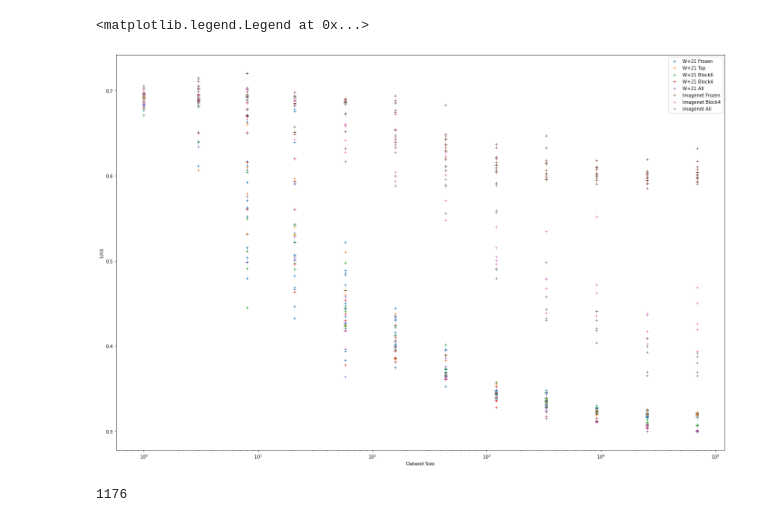
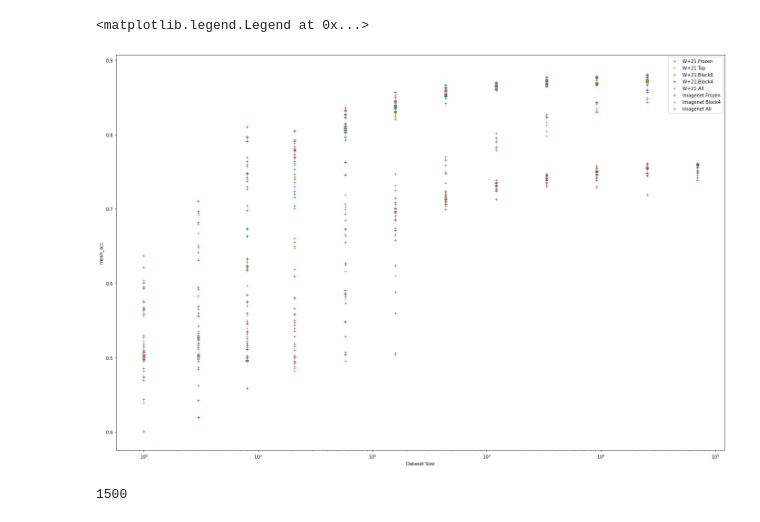
Before and after one commit to mwalmsley/morphology-tools, a Jupyter notebook: ring/notebooks/visualise_finetuning_results.ipynb, the cells around one changed output. Drawn from its saved outputs; the diff is of its cells as text; code cells hidden in the pictures.

```diff
--- a/ring/notebooks/visualise_finetuning_results.ipynb
+++ b/ring/notebooks/visualise_finetuning_results.ipynb
@@ -29 +26,5 @@ results_dir = '/Users/walml/repos/zoobot/results/training_data_experiment'
+# %%
+# results_dir = '/Users/walml/repos/zoobot/results/training_data_experiment'
+# results_dir = '/Users/walml/repos/zoobot/results'
+results_dir = '/home/walml/repos/zoobot/results'
 # %%
@@ -123,30 +416,30 @@ small_df.head()
 # %%
 # sns.set_context('talk')
 plt.figure(figsize=(24, 16))
-# plt.semilogx(precalculated_df['train_dataset_size'], precalculated_df['mean_loss'], linestyle='', marker='+', label='W+21 Precalculated')
-plt.semilogx(frozen_df['train_dataset_size'], frozen_df['mean_loss'], linestyle='', marker='+', label='W+21 Frozen')
-# plt.semilogx(scratch_df['train_dataset_size'], scratch_df['mean_loss'], linestyle='', marker='+', label='Scratch')
+# plt.semilogx(precalculated_df['train_dataset_size'], precalculated_df[y_col], linestyle='', marker='+', label='W+21 Precalculated')
+plt.semilogx(frozen_df['train_dataset_size'], frozen_df[y_col], linestyle='', marker='+', label='W+21 Frozen')
+# plt.semilogx(scratch_df['train_dataset_size'], scratch_df[y_col], linestyle='', marker='+', label='Scratch')
 
-# plt.semilogx(small_df['train_dataset_size'], small_df['mean_loss'], linestyle='', marker='+', label='Small')
+# plt.semilogx(small_df['train_dataset_size'], small_df[y_col], linestyle='', marker='+', label='Small')
 
-plt.semilogx(top_df['train_dataset_size'], top_df['mean_loss'], linestyle='', marker='+', label='W+21 Top')
-# plt.semilogx(block7_df['train_dataset_size'], block7_df['mean_loss'], linestyle='', marker='+', label='W+21 Block7')
-plt.semilogx(block6_df['train_dataset_size'], block6_df['mean_loss'], linestyle='', marker='+', label='W+21 Block6')
-plt.semilogx(block4_df['train_dataset_size'], block4_df['mean_loss'], linestyle='', marker='+', label='W+21 Block4')
-plt.semilogx(all_df['train_dataset_size'], all_df['mean_loss'], linestyle='', marker='+', label='W+21 All')
+plt.semilogx(top_df['train_dataset_size'], top_df[y_col], linestyle='', marker='+', label='W+21 Top')
+# plt.semilogx(block7_df['train_dataset_size'], block7_df[y_col], linestyle='', marker='+', label='W+21 Block7')
+plt.semilogx(six_plus_df['train_dataset_size'], six_plus_df[y_col], linestyle='', marker='+', label='W+21 Block6')
+plt.semilogx(four_plus_df['train_dataset_size'], four_plus_df[y_col], linestyle='', marker='+', label='W+21 Block4')
+plt.semilogx(all_df['train_dataset_size'], all_df[y_col], linestyle='', marker='+', label='W+21 All')
 
-plt.semilogx(im_frozen_df['train_dataset_size'], im_frozen_df['mean_loss'], linestyle='', marker='+', label='Imagenet Frozen')
-# plt.semilogx(im_block6_df['train_dataset_size'], im_block6_df['mean_loss'], linestyle='', marker='+', label='Imagenet Block6')
-plt.semilogx(im_block4_df['train_dataset_size'], im_block4_df['mean_loss'], linestyle='', marker='+', label='Imagenet Block4')
-plt.semilogx(im_all_df['train_dataset_size'], im_all_df['mean_loss'], linestyle='', marker='+', label='Imagenet All')
+plt.semilogx(imagenet_frozen_df['train_dataset_size'], imagenet_frozen_df[y_col], linestyle='', marker='+', label='Imagenet Frozen')
+# plt.semilogx(im_block6_df['train_dataset_size'], im_block6_df[y_col], linestyle='', marker='+', label='Imagenet Block6')
+plt.semilogx(imagenet_four_plus_df['train_dataset_size'], imagenet_four_plus_df[y_col], linestyle='', marker='+', label='Imagenet Block4')
+plt.semilogx(imagenet_all_df['train_dataset_size'], imagenet_all_df[y_col], linestyle='', marker='+', label='Imagenet All')
 
 plt.xlabel('Dataset Size')
-plt.ylabel('Loss')
+plt.ylabel(y_col)
 # plt.legend(loc='lower left')
 plt.legend(loc='upper right')
 # %% [output]
 <matplotlib.legend.Legend at 0x...>
-[figure, old version]
+[figure, new version]
 # %%
 # block7_df
 # %%
@@ -155,28 +448,38 @@ plt.legend(loc='upper right')
 # df = pd.concat([frozen_df, block7_df], axis=0)
 # df = pd.concat([frozen_df, block6_df], axis=0)
 
-gz_data = [
+gzm_data = [
     scratch_df,
     frozen_df,
     top_df,
-    block7_df,
-    block6_df,
-    block4_df,
+    # block7_df,
+    six_plus_df,
+    four_plus_df,
     all_df
 ]
 
-im_data = [
-    im_scratch_df,
-    im_frozen_df,
-    im_block6_df,
-    im_block4_df,
-    im_all_df
+gzs_data = [
+    scratch_df,
+    smooth_frozen_df,
+    smooth_top_df,
+    # block7_df,
+    smooth_six_plus_df,
+    smooth_four_plus_df,
+    smooth_all_df
 ]
 
-df = pd.concat(gz_data + im_data + [small_df])
+im_data = [
+    # im_scratch_df,
+    imagenet_frozen_df,
+    imagenet_six_plus_df,
+    imagenet_four_plus_df,
+    imagenet_all_df
+]
+
+df = pd.concat(gzm_data + gzs_data + im_data).reset_index(drop=True)
 len(df)
 # %% [output]
-1176
+1500
 # %%
 # ring_galaxy_size = {
 #     3: 2,
```
Also changed, not shown: parts of 35 cells of this notebook, 24 other files.
